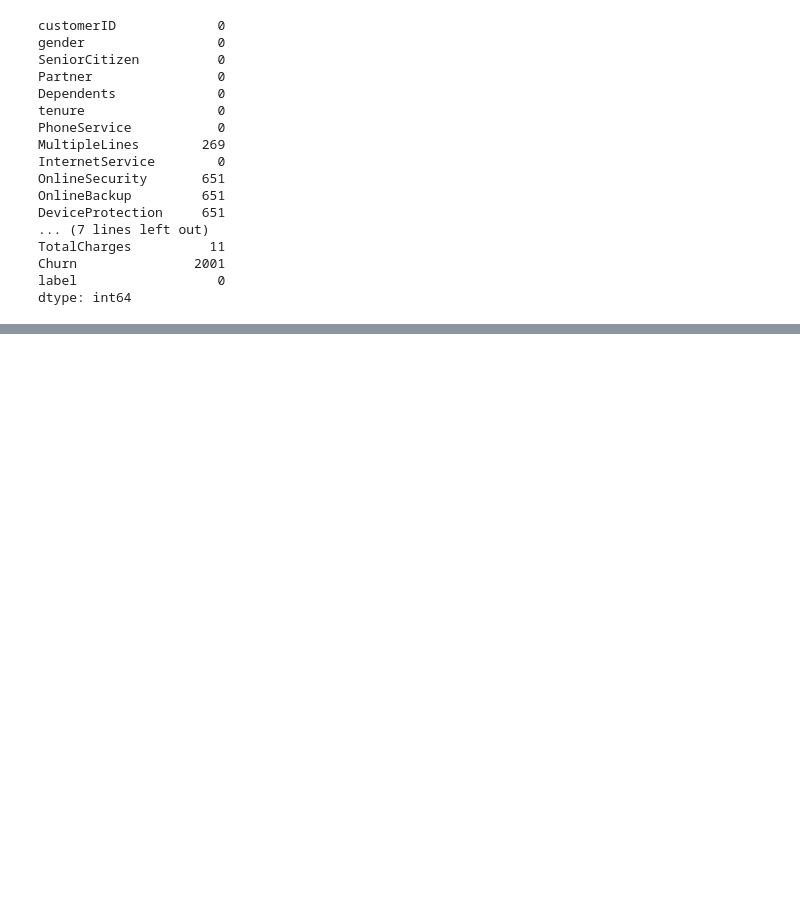
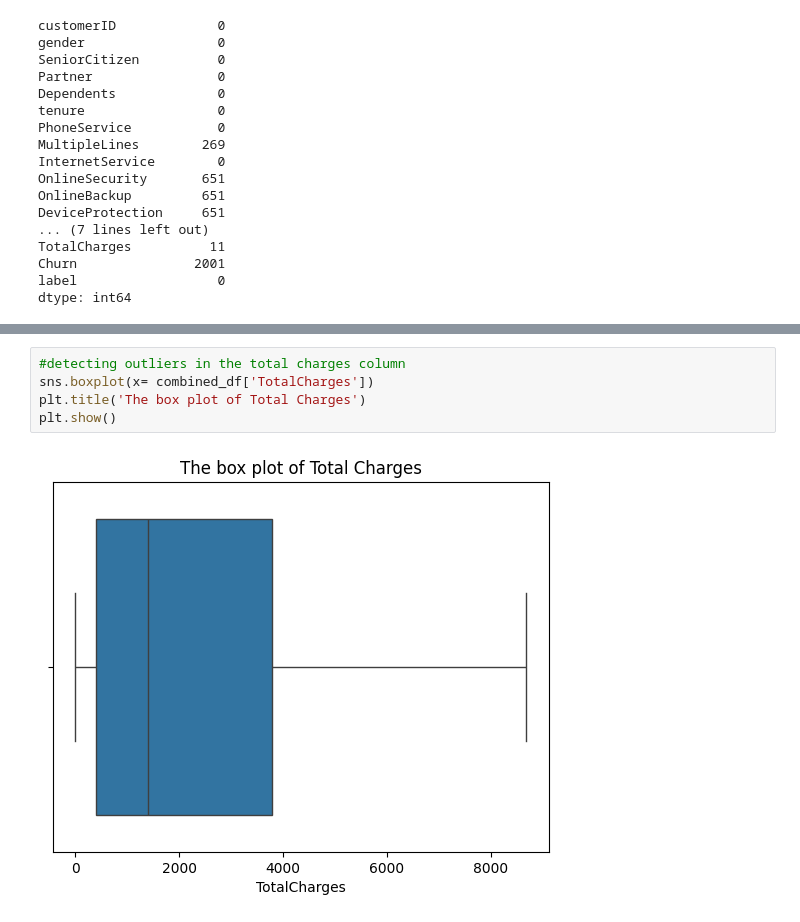
Before and after one commit to briansiaw5/Customer_Churn_ML_Prediction, a Jupyter notebook: main.ipynb, the cells around one changed output, grey strips where cells are left out. Drawn from its saved outputs; the diff is of its cells as text; blank space fills up the shorter version.

```diff
--- a/main.ipynb
+++ b/main.ipynb
@@ -895,0 +995,7 @@ dtype: int64
+# %%
+#detecting outliers in the total charges column
+sns.boxplot(x= combined_df['TotalCharges'])
+plt.title('The box plot of Total Charges')
+plt.show()
+# %% [output]
+[figure, added]
```
Also changed, not shown: parts of 12 cells of this notebook.
